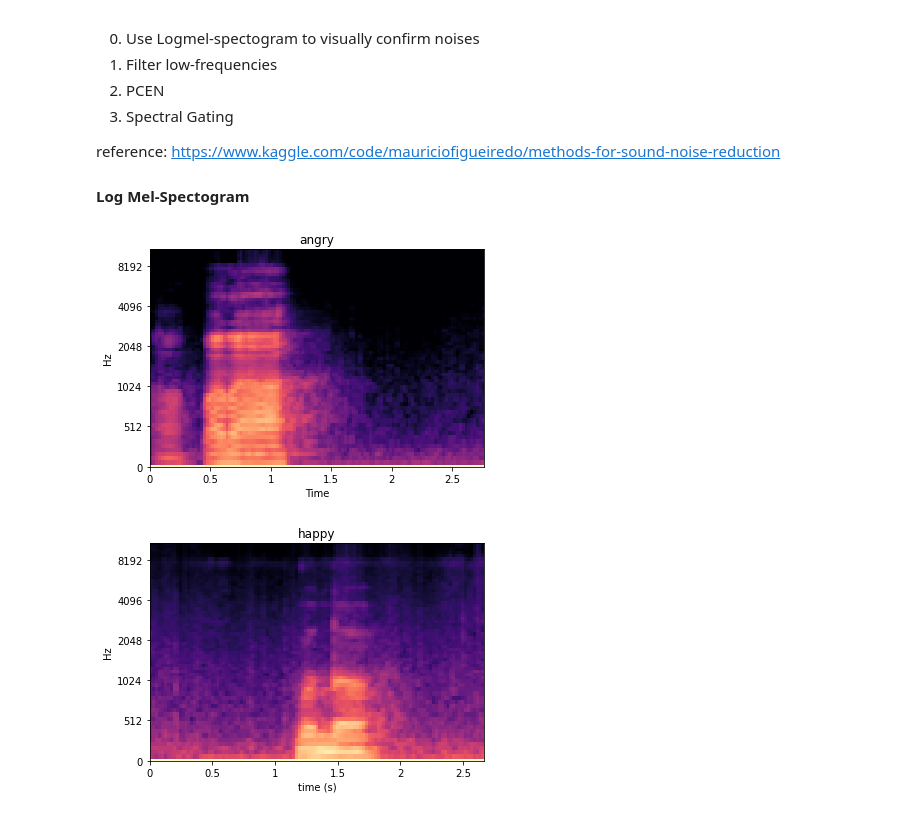
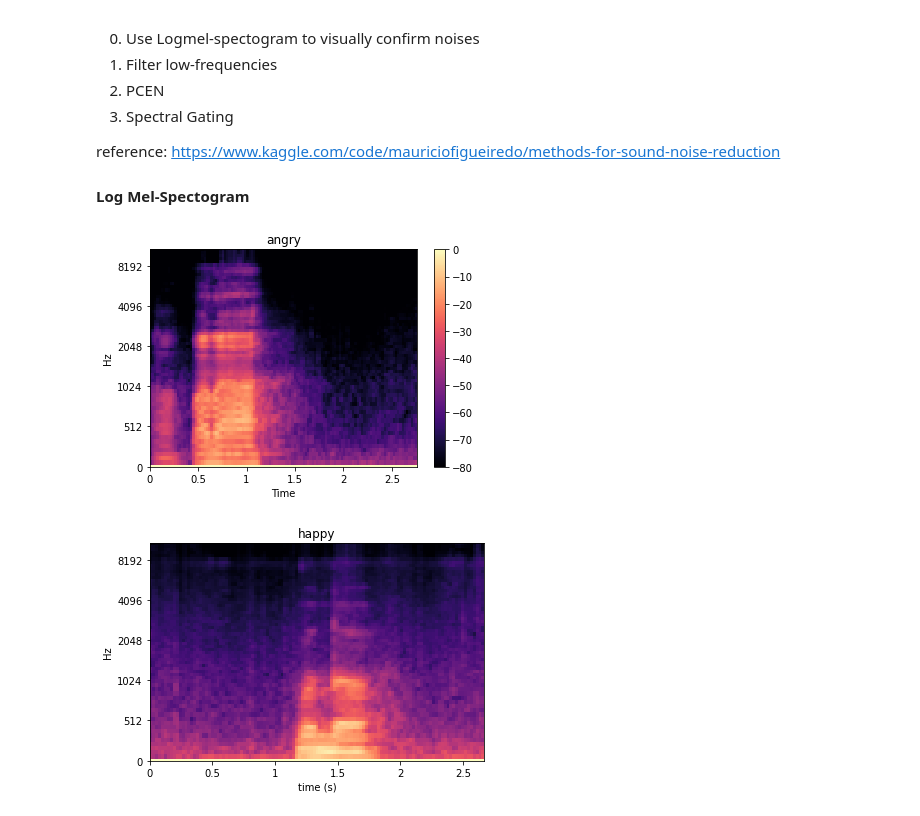
Before and after one commit to manami-16/voice_classification, a Jupyter notebook: data_exploration.ipynb, the cells around one changed output. Saved outputs shown, nothing was run; the diff lists cells and outputs as text; code cells hidden in the pictures.

```diff
--- a/data_exploration.ipynb
+++ b/data_exploration.ipynb
@@ -156,11 +189,12 @@ import librosa.display
 # %%
 S1 = librosa.feature.melspectrogram(y=angry_data, sr=sample_rate, n_mels=64)
 D1 = librosa.power_to_db(S1, ref=np.max)
 librosa.display.specshow(D1, x_axis='time', y_axis='mel')
 plt.title('angry')
+plt.colorbar()
 plt.show()
 # %% [output]
-[figure, old version]
+[figure, new version]
 # %%
 path = './trimmed_data/happy_1.npy'
 happy_data = np.load(path)
```
Also changed, not shown: parts of 21 cells of this notebook, 20 other files.
